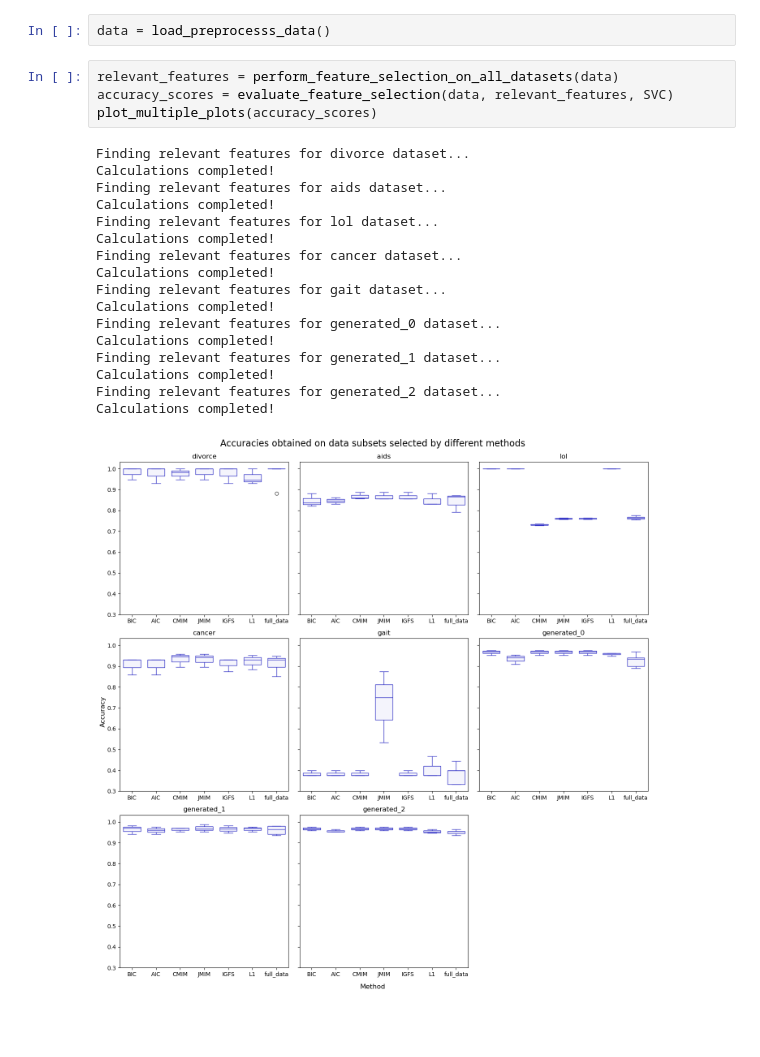
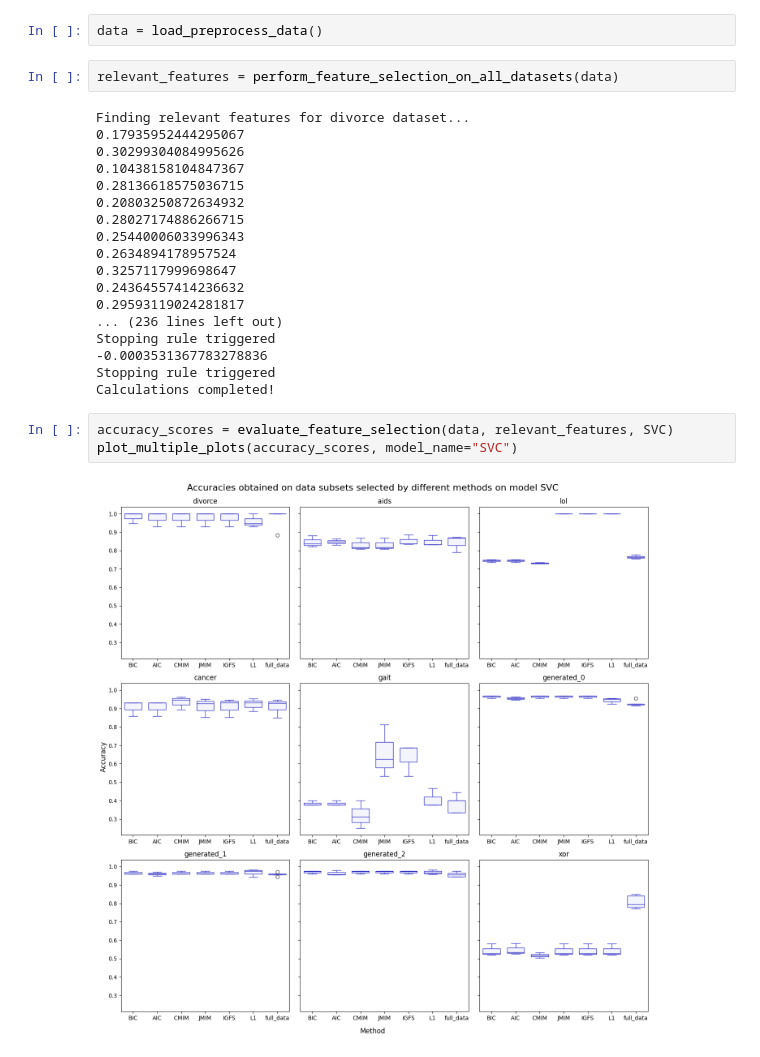
Before and after one commit to izabelatelejko/2024L-MUML-Project, a Jupyter notebook: feature_selection.ipynb, the cells around one changed output. Cells and saved outputs as stored; diff of their text form; blank space fills up the shorter version.

Commit message:
add stopping rule and more plots

```diff
--- a/feature_selection.ipynb
+++ b/feature_selection.ipynb
@@ -12,24 +12,27 @@ from src.visualization import plot_results, plot_multiple_plots
 # %%
-data = load_preprocesss_data()
+data = load_preprocess_data()
+# %%
+relevant_features = perform_feature_selection_on_all_datasets(data)
+# %% [output]
+Finding relevant features for divorce dataset...
+0.17935952444295067
+0.30299304084995626
+0.10438158104847367
+0.28136618575036715
+0.20803250872634932
+0.28027174886266715
+0.25440006033996343
+0.2634894178957524
+0.3257117999698647
+0.24364557414236632
+0.29593119024281817
+... (236 lines left out)
+Stopping rule triggered
+-0.0003531367783278836
+Stopping rule triggered
+Calculations completed!
 # %%
-relevant_features = perform_feature_selection_on_all_datasets(data)
 accuracy_scores = evaluate_feature_selection(data, relevant_features, SVC)
-plot_multiple_plots(accuracy_scores)
+plot_multiple_plots(accuracy_scores, model_name="SVC")
 # %% [output]
-Finding relevant features for divorce dataset...
-Calculations completed!
-Finding relevant features for aids dataset...
-Calculations completed!
-Finding relevant features for lol dataset...
-Calculations completed!
-Finding relevant features for cancer dataset...
-Calculations completed!
-Finding relevant features for gait dataset...
-Calculations completed!
-Finding relevant features for generated_0 dataset...
-Calculations completed!
-Finding relevant features for generated_1 dataset...
-Calculations completed!
-Finding relevant features for generated_2 dataset...
-Calculations completed!
-[figure, old version]
+[figure, new version]
```
Also changed, not shown: parts of 4 cells of this notebook, 3 other files.
